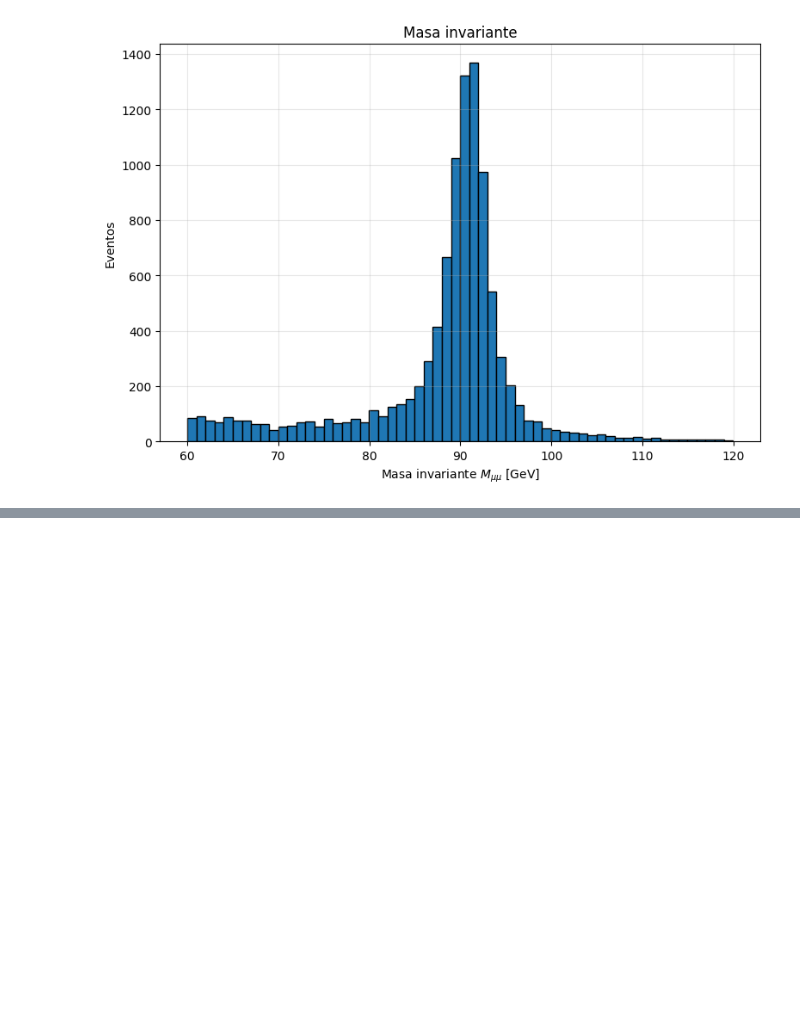
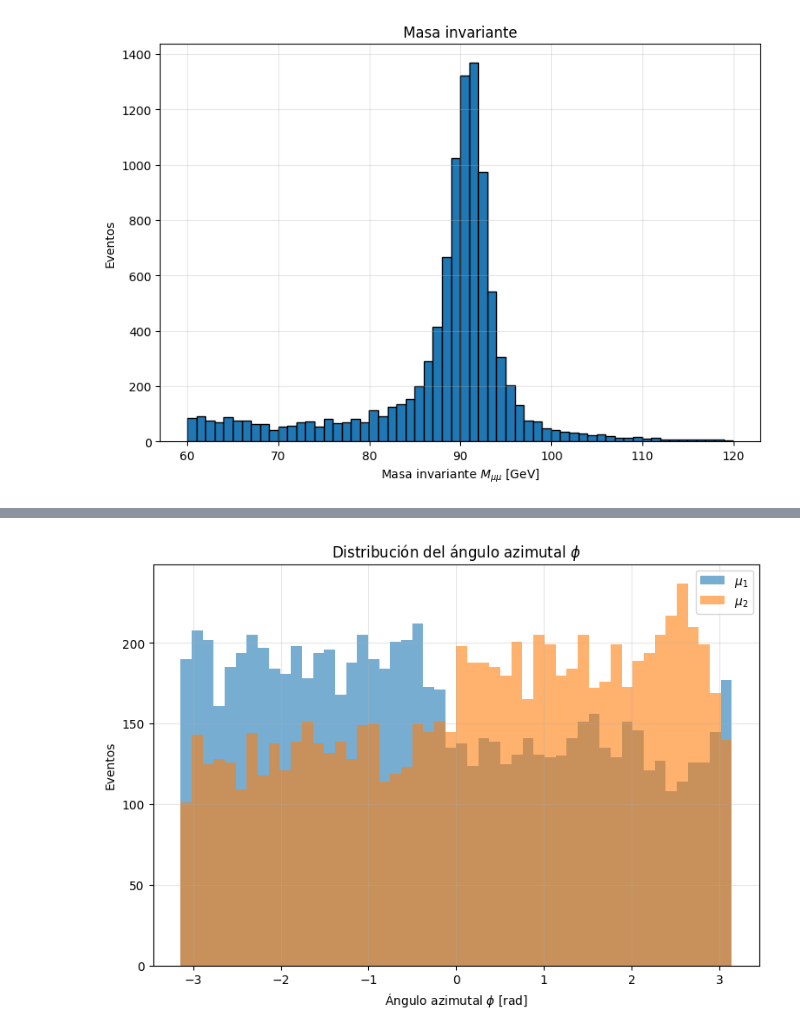
Before and after one commit to YatzyOmg/Particle-Physics, a Jupyter notebook: Reconstrucción_de_la_masa_invariante_de_un_par_de_muones.ipynb, the cells around one changed output, grey strips where cells are left out. Cells and saved outputs as stored; diff of their text form; code cells hidden in the pictures; blank space fills up the shorter version.

```diff
--- a/Reconstrucción_de_la_masa_invariante_de_un_par_de_muones.ipynb
+++ b/Reconstrucción_de_la_masa_invariante_de_un_par_de_muones.ipynb
@@ -82,0 +164,27 @@ plt.show()
+# %%
+# angulo azimutal phi
+plt.figure(figsize=(9,6))
+
+plt.hist(
+    df_sel["phi1"],
+    bins=50,
+    alpha=0.6,
+    label=r"$\mu_1$"
+)
+
+plt.hist(
+    df_sel["phi2"],
+    bins=50,
+    alpha=0.6,
+    label=r"$\mu_2$"
+)
+
+plt.xlabel(r"Ángulo azimutal $\phi$ [rad]")
+plt.ylabel("Eventos")
+plt.title(r"Distribución del ángulo azimutal $\phi$")
+plt.legend()
+plt.grid(alpha=0.3)
+
+plt.show()
+# %% [output]
+[figure, added]
```
Also changed, not shown: parts of 10 cells of this notebook.
